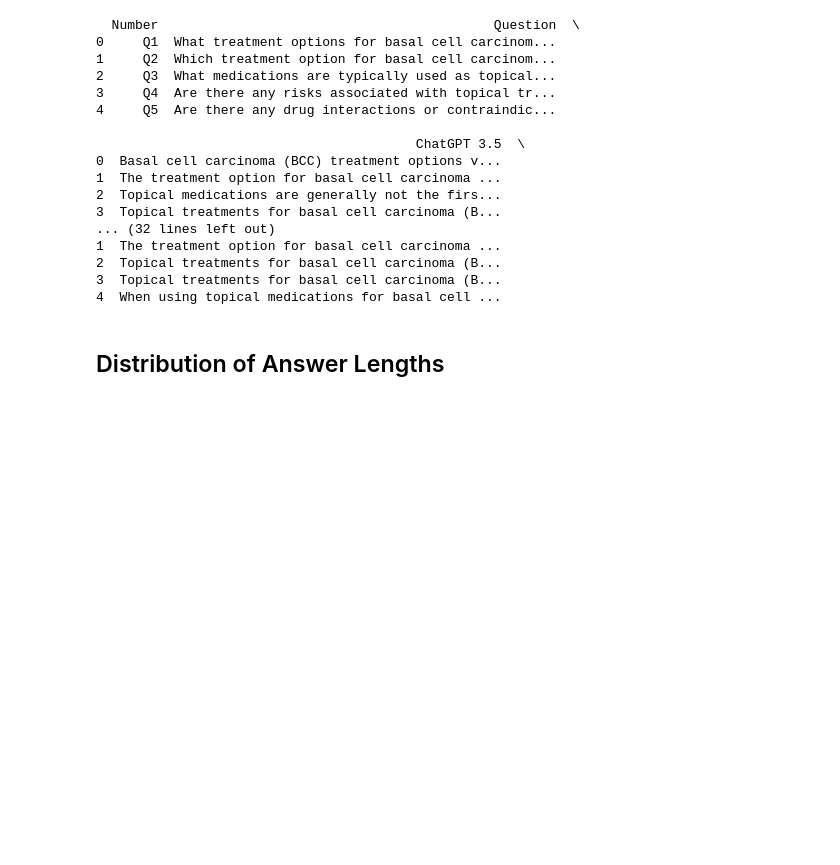
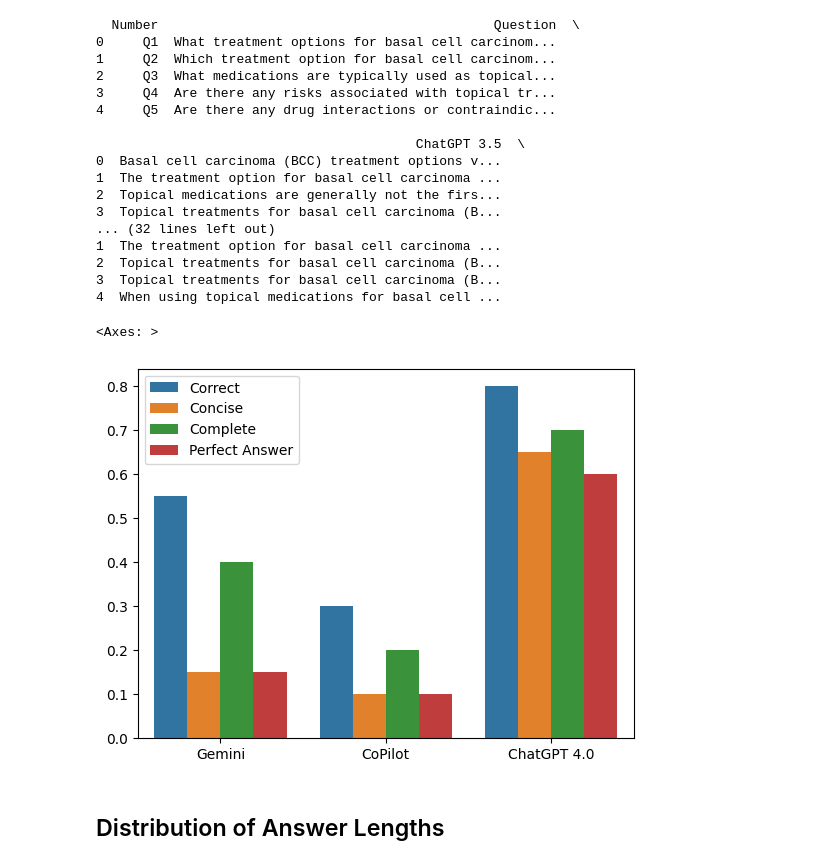
Before and after one commit to hclent/temp, a Jupyter notebook: LLM_for_BCC.ipynb, the cells around one changed output. Drawn from its saved outputs; the diff is of its cells as text; code cells hidden in the pictures; blank space fills up the shorter version.

```diff
--- a/LLM_for_BCC.ipynb
+++ b/LLM_for_BCC.ipynb
@@ -51,6 +51,15 @@ print(df.head())
 2  Topical treatments for basal cell carcinoma (B...
 3  Topical treatments for basal cell carcinoma (B...
 4  When using topical medications for basal cell ...
+# %%
+x = ['Gemini'] * 4 + ['CoPilot'] * 4 + ['ChatGPT 4.0'] * 4
+y = [.55, .15, .4, .15] + [.3, .1, .2, .1] + [.8, .65, .7, .6] #TODO: scores here !!!
+h = ["Correct", "Concise", "Complete", "Perfect Answer"] * 3
+
+sns.barplot(x=x, y=y, hue=h)
+# %% [output]
+<Axes: >
+[figure, added]
 # %% [markdown]
 ## Distribution of Answer Lengths
 # %%
```
